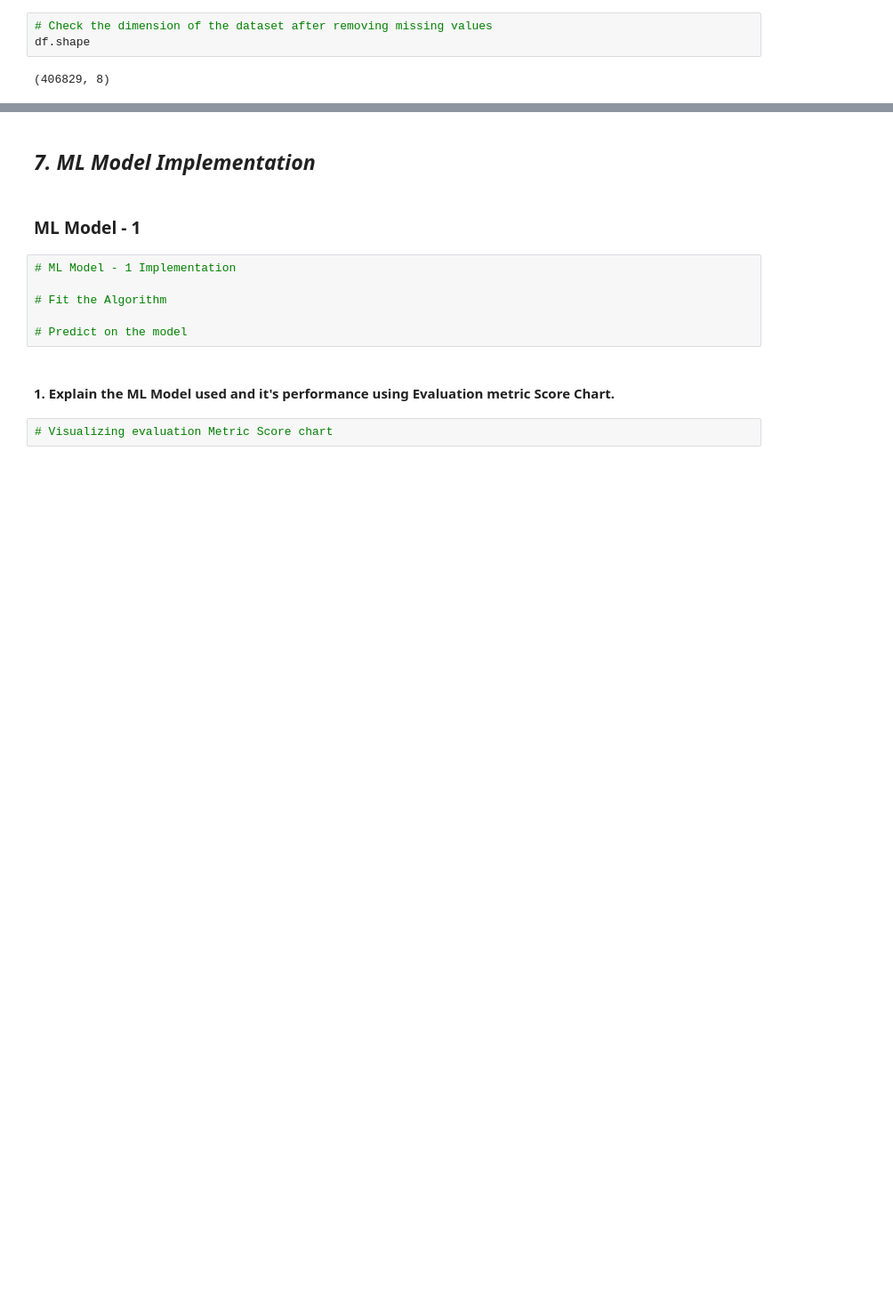
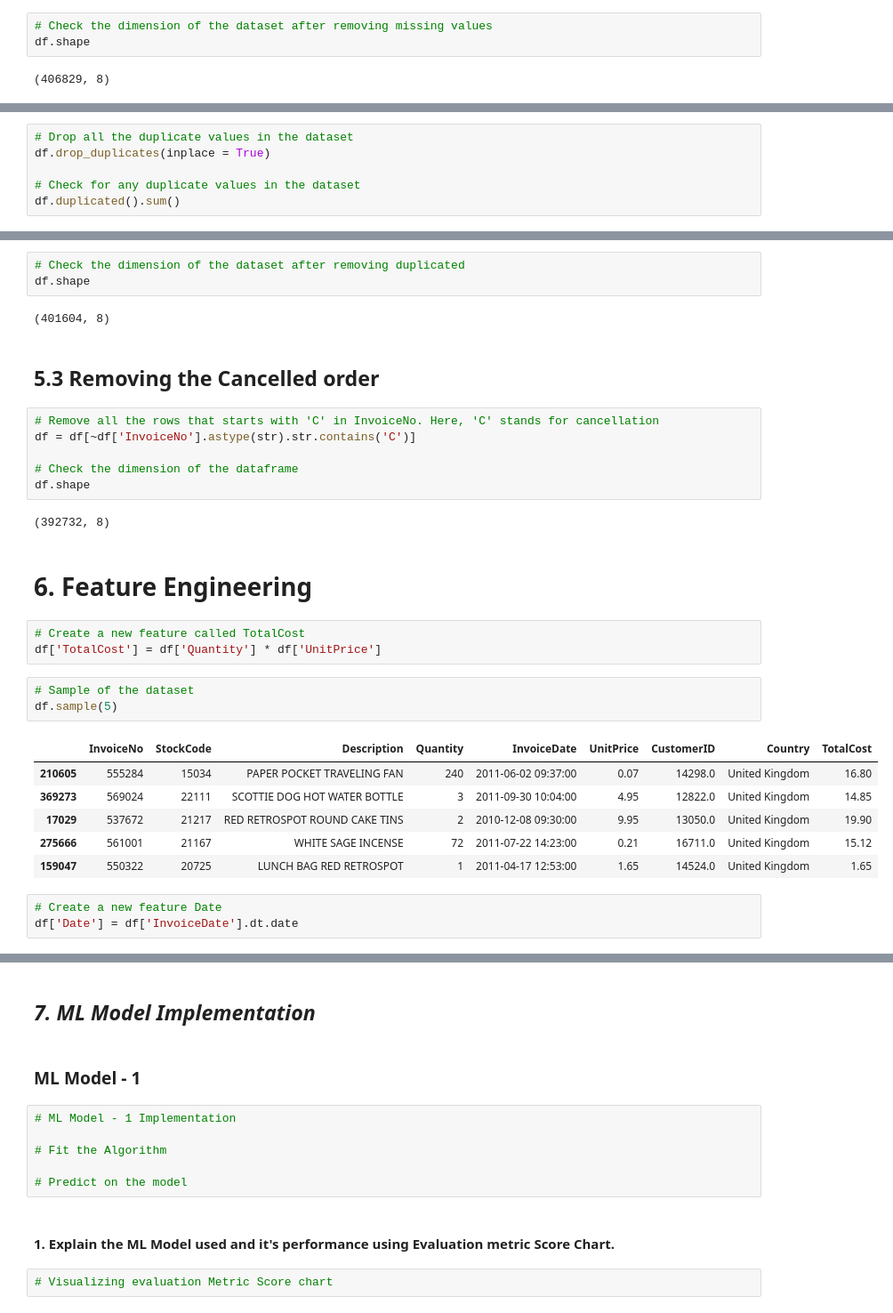
Before and after one commit to Preetirai-tech/Online-Retail-Customer-Segmentation-Project, a Jupyter notebook: Customer_Segmentation.ipynb, the cells around one changed output, grey strips where cells are left out. Shown at 89% size. Saved outputs shown, nothing was run; the diff lists cells and outputs as text; blank space fills up the shorter version.

```diff
--- a/Customer_Segmentation.ipynb
+++ b/Customer_Segmentation.ipynb
@@ -580,0 +448,6 @@ Answer Here.
+# %%
+# Drop all the duplicate values in the dataset
+df.drop_duplicates(inplace = True)
+
+# Check for any duplicate values in the dataset
+df.duplicated().sum()
@@ -580,0 +458,33 @@ Answer Here.
+# %%
+# Check the dimension of the dataset after removing duplicated
+df.shape
+# %% [output]
+(401604, 8)
+# %% [markdown]
+## **5.3 Removing the Cancelled order**
+# %%
+# Remove all the rows that starts with 'C' in InvoiceNo. Here, 'C' stands for cancellation
+df = df[~df['InvoiceNo'].astype(str).str.contains('C')]
+
+# Check the dimension of the dataframe
+df.shape
+# %% [output]
+(392732, 8)
+# %% [markdown]
+# **6. Feature Engineering**
+# %%
+# Create a new feature called TotalCost
+df['TotalCost'] = df['Quantity'] * df['UnitPrice']
+# %%
+# Sample of the dataset
+df.sample(5)
+# %% [output]
+|  | InvoiceNo | StockCode | Description | Quantity | InvoiceDate | UnitPrice | CustomerID | Country | TotalCost |
+| 210605 | 555284 | 15034 | PAPER POCKET TRAVELING FAN | 240 | 2011-06-02 09:37:00 | 0.07 | 14298.0 | United Kingdom | 16.80 |
+| 369273 | 569024 | 22111 | SCOTTIE DOG HOT WATER BOTTLE | 3 | 2011-09-30 10:04:00 | 4.95 | 12822.0 | United Kingdom | 14.85 |
+| 17029 | 537672 | 21217 | RED RETROSPOT ROUND CAKE TINS | 2 | 2010-12-08 09:30:00 | 9.95 | 13050.0 | United Kingdom | 19.90 |
+| 275666 | 561001 | 21167 | WHITE SAGE INCENSE | 72 | 2011-07-22 14:23:00 | 0.21 | 16711.0 | United Kingdom | 15.12 |
+| 159047 | 550322 | 20725 | LUNCH BAG RED RETROSPOT | 1 | 2011-04-17 12:53:00 | 1.65 | 14524.0 | United Kingdom | 1.65 |
+# %%
+# Create a new feature Date
+df['Date'] = df['InvoiceDate'].dt.date
```
Also changed, not shown: parts of 86 cells of this notebook.
